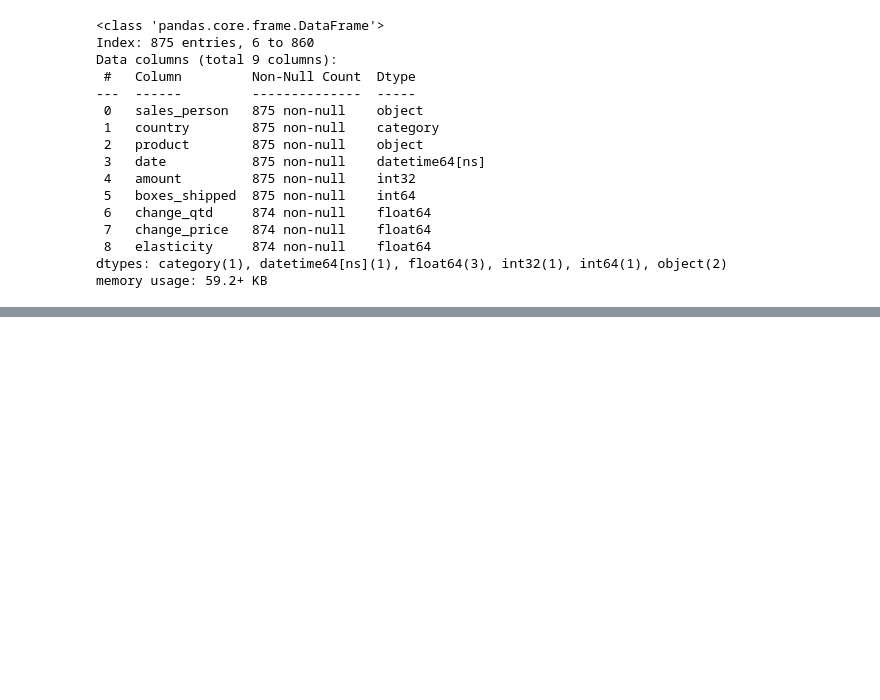
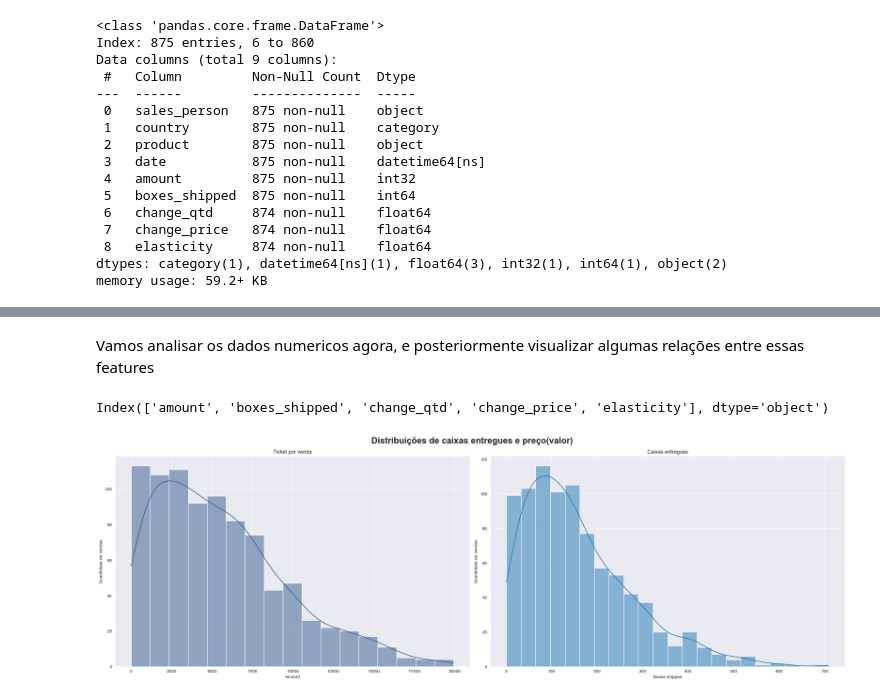
Before and after one commit to MatheusFran/ElasticidadePreco, a Jupyter notebook: notebooks/0.01-EDA.ipynb, the cells around one changed output, grey strips where cells are left out. Cells and saved outputs as stored; diff of their text form; code cells hidden in the pictures; blank space fills up the shorter version.

```diff
--- a/notebooks/0.01-EDA.ipynb
+++ b/notebooks/0.01-EDA.ipynb
@@ -285,0 +314,40 @@ plt.show()
+# %% [markdown]
+Vamos analisar os dados numericos agora, e posteriormente visualizar algumas relações entre essas features
+# %%
+numeric_features.columns
+# %% [output]
+Index(['amount', 'boxes_shipped', 'change_qtd', 'change_price', 'elasticity'], dtype='object')
+# %%
+fig, ax = plt.subplots(1, 2, figsize=(24, 8))
+
+sns.histplot(
+    ax=ax[0],
+    kde=True,
+    data=train,
+    x='amount',
+    color=sns.color_palette("viridis")[1]
+)
+ax[0].set_xlabel('Amount')
+ax[0].set_ylabel('Quantidade de vendas')
+ax[0].set_title('Ticket por venda')
+
+sns.histplot(
+    ax=ax[1],
+    data=train,
+    kde=True,
+    x='boxes_shipped',
+    palette=sns.color_palette("viridis")[2],
+)
+ax[1].set_xlabel('Boxes shipped')
+ax[1].set_ylabel('Quantidade de vendas')
+ax[1].set_title('Caixas entregues')
+
+fig.suptitle(
+    "Distribuições de caixas entregues e preço(valor)",
+    fontsize=20,
+    fontweight="bold",
+)
+plt.tight_layout()
+plt.show()
+# %% [output]
+[figure, added]
```
Also changed, not shown: parts of 21 cells of this notebook, 1 other file.
